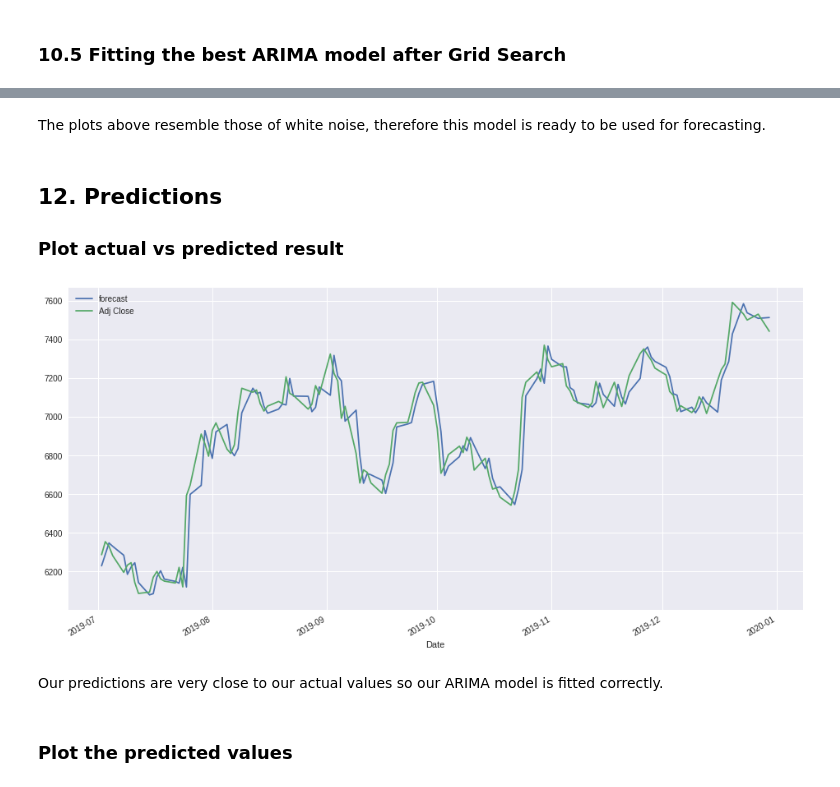
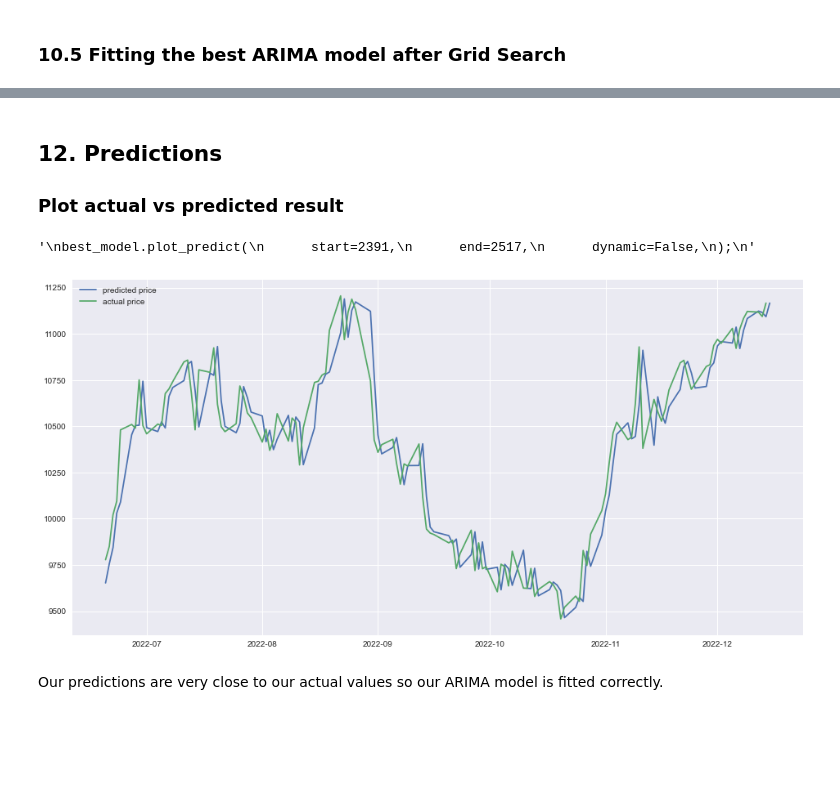
Before and after one commit to shubhayu-64/fin, a Jupyter notebook: Time_Series/ARIMA.ipynb, the cells around one changed output, grey strips where cells are left out. Saved outputs shown, nothing was run; the diff lists cells and outputs as text; code cells hidden in the pictures; blank space fills up the shorter version.

```diff
--- a/Time_Series/ARIMA.ipynb
+++ b/Time_Series/ARIMA.ipynb
@@ -71,7 +59,5 @@ ftse100_stocks.head()
 # %%
 # Create dataframe of AZN.L stock data
-
-azn =  ftse100_stocks['AZN.L']
-
+azn = yf.download("AZN.L", start="2013-01-01", end="2023-10-10")[['Adj Close','Open', 'High', 'Low', 'Close', 'Volume']].round(2)
 azn.head()
 # %% [output]
@@ -452,8 +432,8 @@ The order associated with the lowest AIC is (4,1,4). Therefore, this suggests an
 # %% [markdown]
 ### 10.5 Fitting the best ARIMA model after Grid Search
 # %%
-# Fit and print a summary of the best model, which is ARIMA (4,1,4)
+# Fit and print a summary of the best model, which is ARIMA (2, 1, 3)
 
-best_model = ARIMA(azn_adj, order=(4, 1, 4)).fit(disp=0)
+best_model = ARIMA(azn_adj, order=(2, 1, 3)).fit()
 print(best_model.summary())
 # %% [output]
@@ -517,5 +457,3 @@ pacf_acf_plot(best_model.resid, lags=30)
-# %% [markdown]
-The plots above resemble those of white noise, therefore this model is ready to be used for forecasting.
 # %% [markdown]
 ## 12. Predictions
 
@@ -523,16 +461,27 @@ The plots above resemble those of white noise, therefore this model is ready to
 # %%
 # Plot Actual vs predicted price for last 6 months of 2019
 
 plt.rc("figure", figsize=(16,8))
 
+y_actual = azn_adj.iloc[2391: 2517]
+y_pred = best_model.predict(start = 2391, end = 2517, dynamic = False)
+# print(y_pred, y_actual)
+
+plt.plot(y_pred, label = "predicted price")
+plt.plot(y_actual, label = "actual price")
+plt.legend()
+# plt.plot(y)
+# plot_predict(best_model, start = 2391, end = 2517, dynamic = False)
+# plt.plot(range(2391, 2517), y)
+"""
 best_model.plot_predict(
       start=2391,
       end=2517,
       dynamic=False,
 );
+"""
 # %% [output]
+'\nbest_model.plot_predict(\n      start=2391,\n      end=2517,\n      dynamic=False,\n);\n'
-[figure, old version]
+[figure, new version]
 # %% [markdown]
 Our predictions are very close to our actual values so our ARIMA model is fitted correctly.
-# %% [markdown]
-### Plot the predicted values
```
Also changed, not shown: parts of 26 cells of this notebook, 5 other files.
